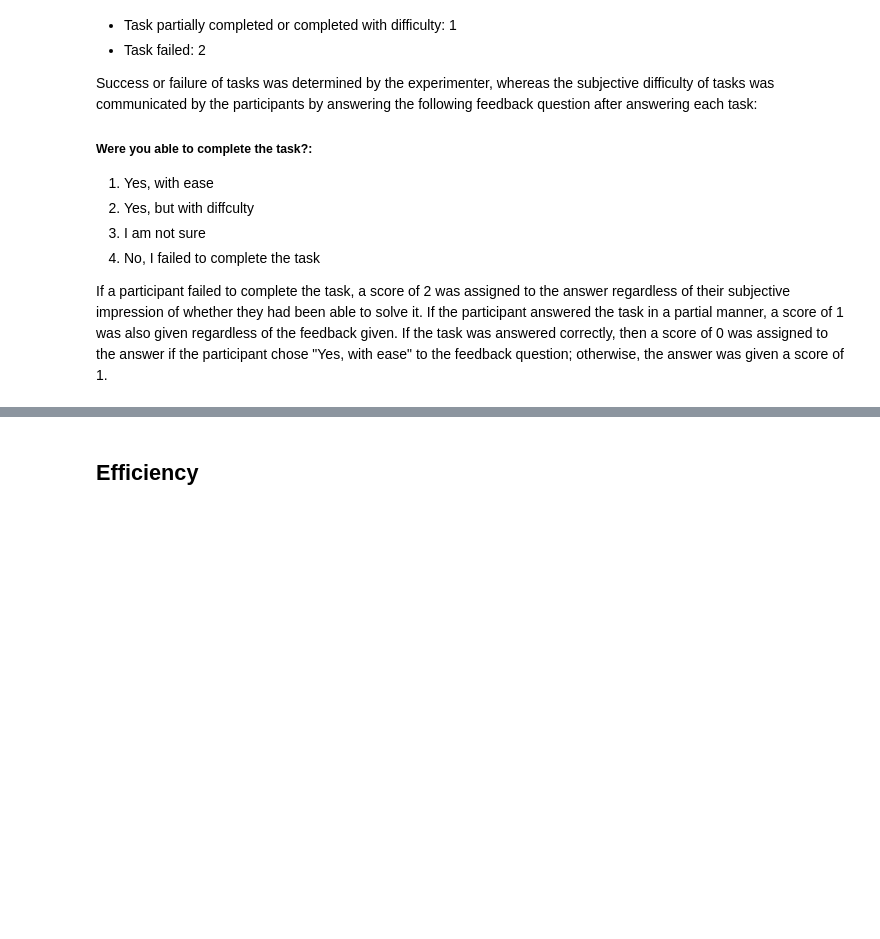
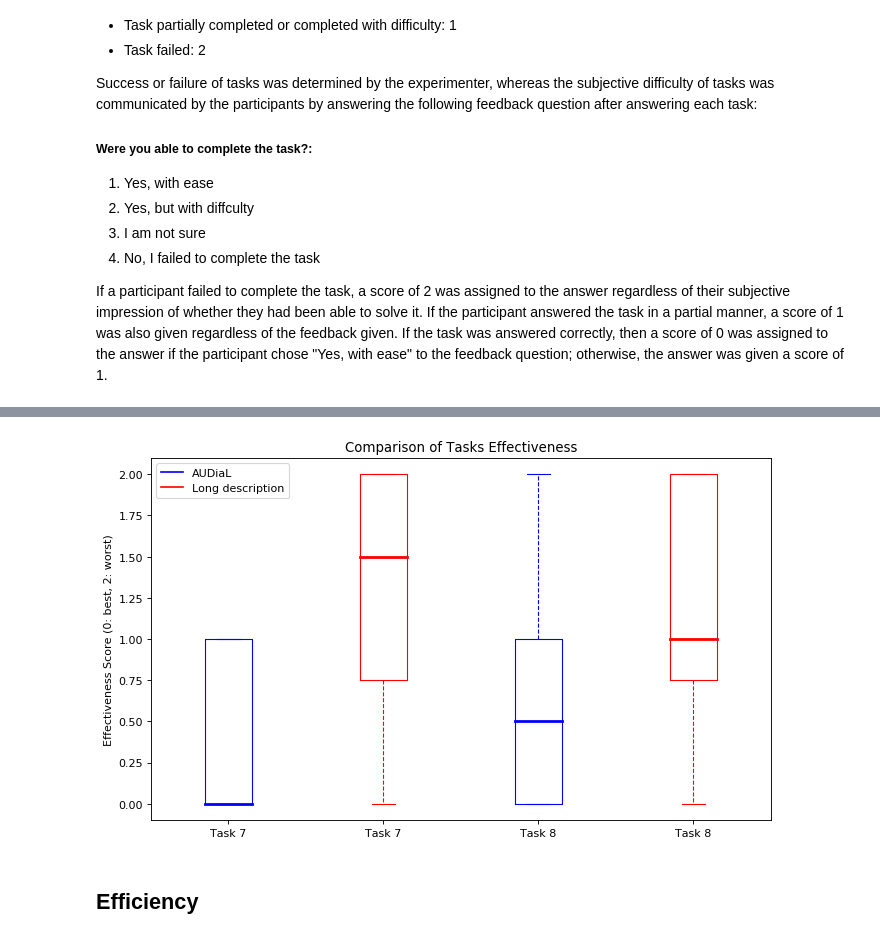
Before and after one commit to tomurillo/AUDiaL, a Jupyter notebook: docs/evaluation/evaluation_report.ipynb, the cells around one changed output, grey strips where cells are left out. Saved outputs shown, nothing was run; the diff lists cells and outputs as text; code cells hidden in the pictures; blank space fills up the shorter version.

```diff
--- a/docs/evaluation/evaluation_report.ipynb
+++ b/docs/evaluation/evaluation_report.ipynb
@@ -120,3 +124,41 @@ plt.show()
+# %%
+def set_box_color(bp, color):
+    plt.setp(bp['boxes'], color=color)
+    plt.setp(bp['whiskers'], color=color, linestyle='--')
+    plt.setp(bp['caps'], color=color)
+    plt.setp(bp['medians'], color=color, linewidth=2.5)
+
+#  Collect statistics for last two tasks in both modalities
+start = len(eff_means)-1
+eff_table_means, eff_table_stds, eff_table_maxs, eff_table_mins, eff_table_x_comb, eff_table_comb = \
+    analyze_data('Table__Efficiency', start=start)
+#  Plot all
+fig = plt.figure(figsize=(10, 6), dpi=80, facecolor='w', edgecolor='k')
+task_idx = np.unique(np.array(eff_table_x_comb))
+ticks = []
+scores = [[], []]
+i = 0
+for task_i in task_idx:
+    scores[i].append(np.array(eff_comb)[np.where(np.array(eff_x_comb) == task_i)])
+    scores[i].append(np.array(eff_table_comb)[np.where(np.array(eff_table_x_comb) == task_i)])
+    ticks.append('Task {}'.format(task_i + 1))
+    i += 1
+scores = np.array(scores)
+labels = ['AUDiaL', 'Long description']
+colors = ['b', 'r']
+for i in range(len(scores)):
+    pos = np.array(range(i, len(scores[0])*len(scores), len(scores)))
+    bp = plt.boxplot(scores[:, i].T, positions=pos)
+    set_box_color(bp, colors[i])
+    plt.plot([], c=colors[i], label=labels[i])
+plt.xticks(range(len(scores)*len(scores[0])), np.repeat(ticks, len(scores)))
+plt.xlim(-0.5, len(scores)*len(scores[0])-0.5)
+plt.ylabel('Effectiveness Score (0: best, 2: worst)')
+plt.title('Comparison of Tasks Effectiveness')
+plt.legend()
+plt.show()
+# %% [output]
+[figure, added]
 # %% [markdown]
 ## Efficiency
 # %% [markdown]
```
Also changed, not shown: parts of 4 cells of this notebook, 1 other file.
